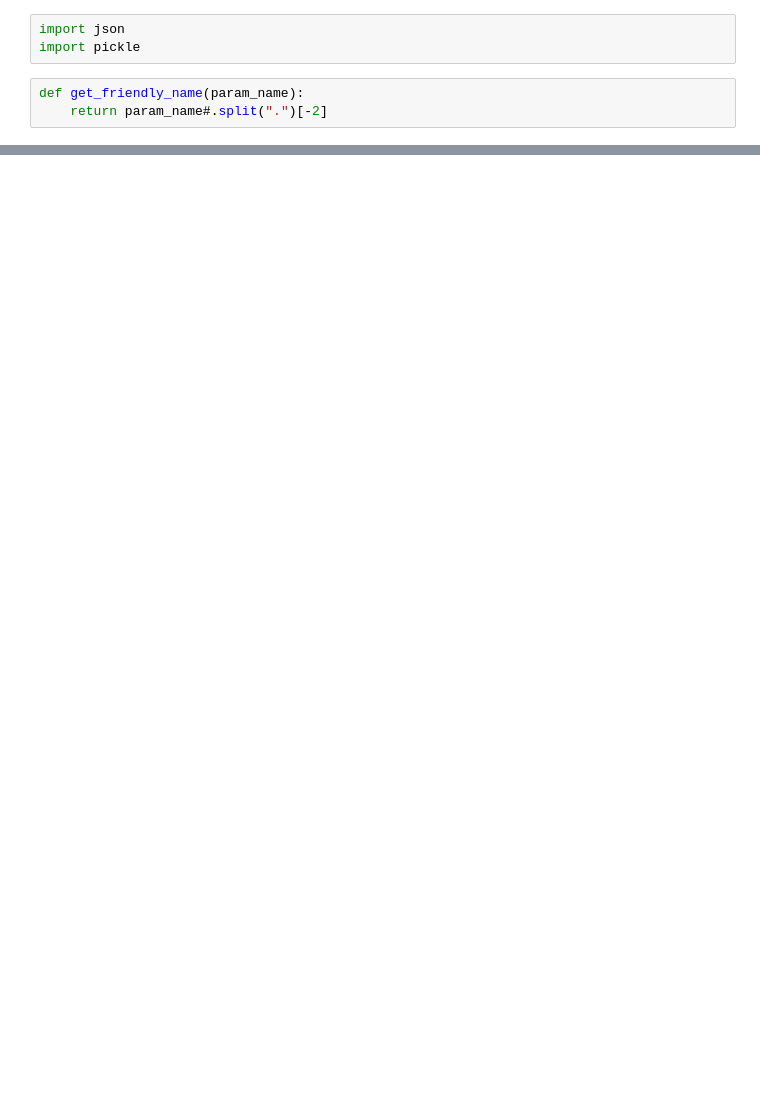
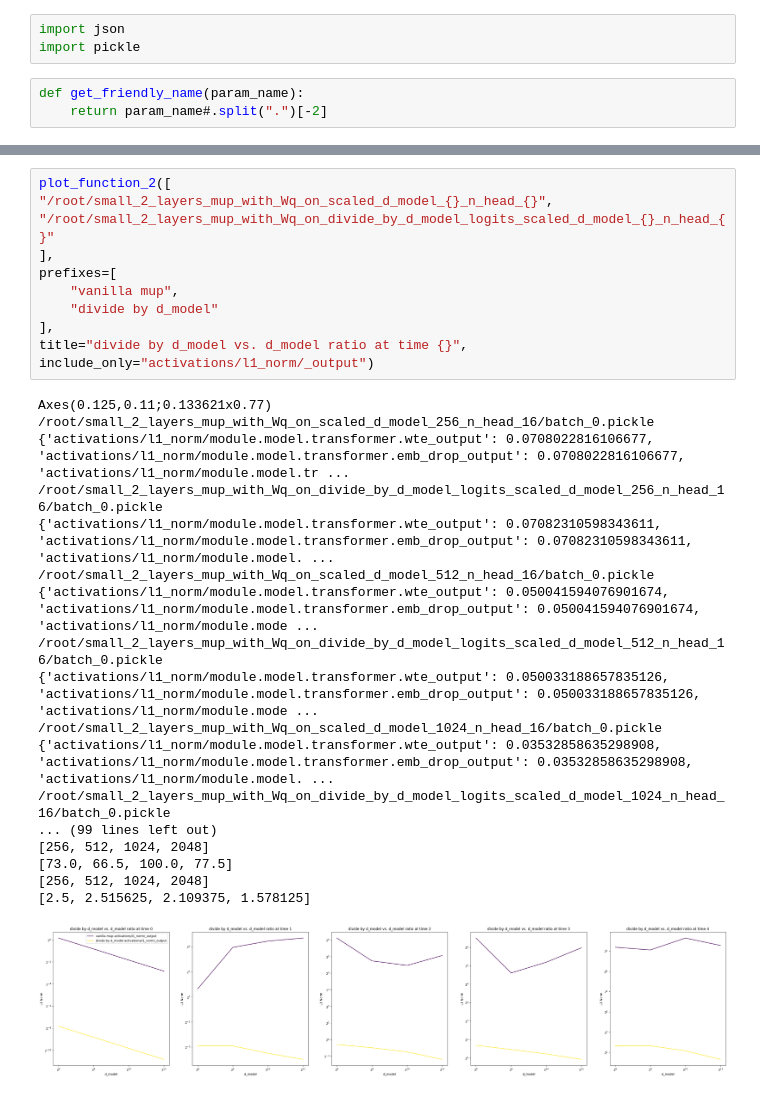
Before and after one commit to mosaicml/examples, a Jupyter notebook: examples/llm/iterate_over_activations.ipynb, the cells around one changed output, grey strips where cells are left out. Cells and saved outputs as stored; diff of their text form; blank space fills up the shorter version.

```diff
--- a/examples/llm/iterate_over_activations.ipynb
+++ b/examples/llm/iterate_over_activations.ipynb
@@ -93,0 +127,30 @@ defaultdict(<class 'list'>, {'activations/l1_norm/module.model.transformer.wte_o
+# %%
+plot_function_2([
+"/root/small_2_layers_mup_with_Wq_on_scaled_d_model_{}_n_head_{}",
+"/root/small_2_layers_mup_with_Wq_on_divide_by_d_model_logits_scaled_d_model_{}_n_head_{}"
+],
+prefixes=[
+    "vanilla mup",
+    "divide by d_model"
+],
+title="divide by d_model vs. d_model ratio at time {}",
+include_only="activations/l1_norm/_output")
+# %% [output]
+Axes(0.125,0.11;0.133621x0.77)
+/root/small_2_layers_mup_with_Wq_on_scaled_d_model_256_n_head_16/batch_0.pickle
+{'activations/l1_norm/module.model.transformer.wte_output': 0.0708022816106677, 'activations/l1_norm/module.model.transformer.emb_drop_output': 0.0708022816106677, 'activations/l1_norm/module.model.tr ...
+/root/small_2_layers_mup_with_Wq_on_divide_by_d_model_logits_scaled_d_model_256_n_head_16/batch_0.pickle
+{'activations/l1_norm/module.model.transformer.wte_output': 0.07082310598343611, 'activations/l1_norm/module.model.transformer.emb_drop_output': 0.07082310598343611, 'activations/l1_norm/module.model. ...
+/root/small_2_layers_mup_with_Wq_on_scaled_d_model_512_n_head_16/batch_0.pickle
+{'activations/l1_norm/module.model.transformer.wte_output': 0.050041594076901674, 'activations/l1_norm/module.model.transformer.emb_drop_output': 0.050041594076901674, 'activations/l1_norm/module.mode ...
+/root/small_2_layers_mup_with_Wq_on_divide_by_d_model_logits_scaled_d_model_512_n_head_16/batch_0.pickle
+{'activations/l1_norm/module.model.transformer.wte_output': 0.050033188657835126, 'activations/l1_norm/module.model.transformer.emb_drop_output': 0.050033188657835126, 'activations/l1_norm/module.mode ...
+/root/small_2_layers_mup_with_Wq_on_scaled_d_model_1024_n_head_16/batch_0.pickle
+{'activations/l1_norm/module.model.transformer.wte_output': 0.03532858635298908, 'activations/l1_norm/module.model.transformer.emb_drop_output': 0.03532858635298908, 'activations/l1_norm/module.model. ...
+/root/small_2_layers_mup_with_Wq_on_divide_by_d_model_logits_scaled_d_model_1024_n_head_16/batch_0.pickle
+... (99 lines left out)
+[256, 512, 1024, 2048]
+[73.0, 66.5, 100.0, 77.5]
+[256, 512, 1024, 2048]
+[2.5, 2.515625, 2.109375, 1.578125]
+[figure, added]
```
Also changed, not shown: parts of 9 cells of this notebook, 9 other files.
